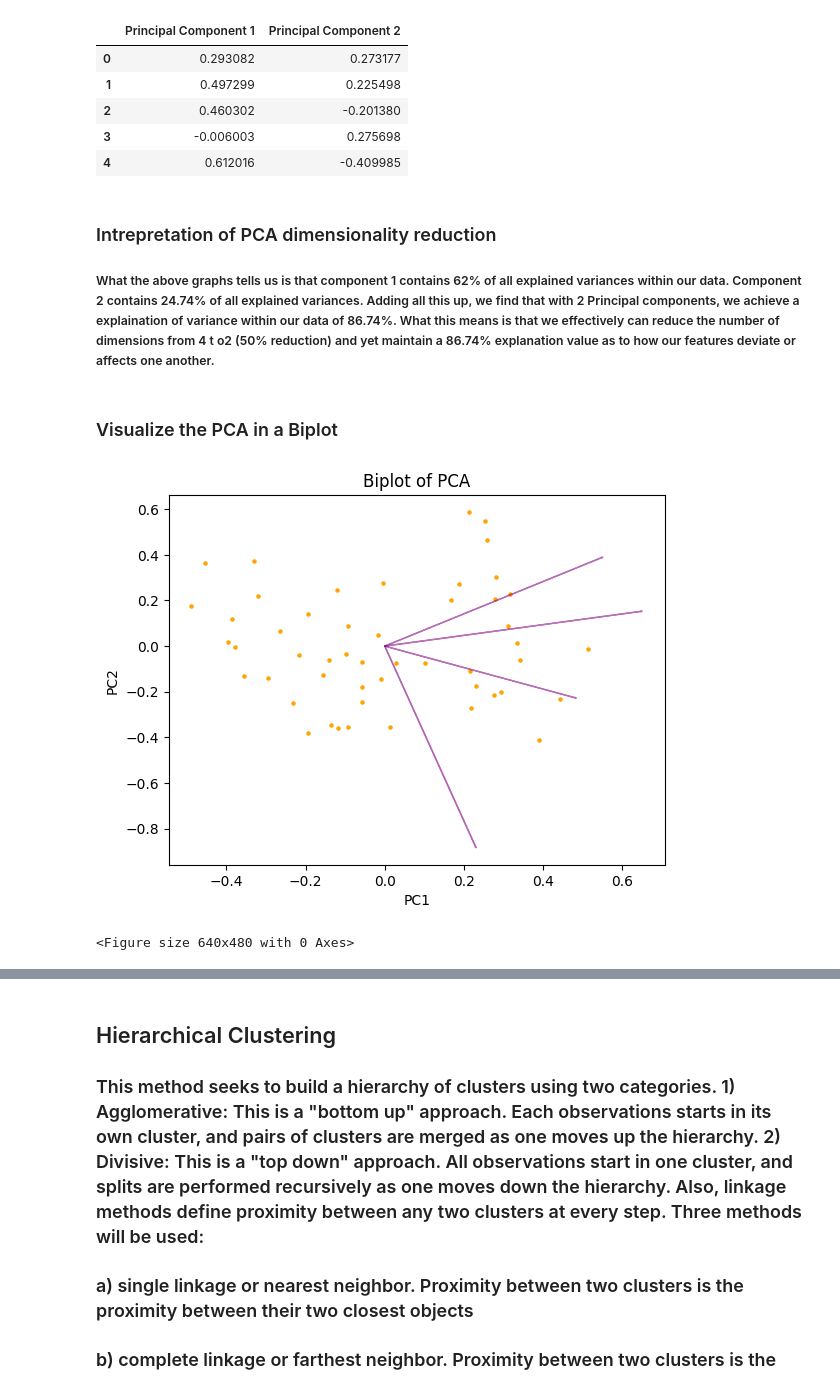
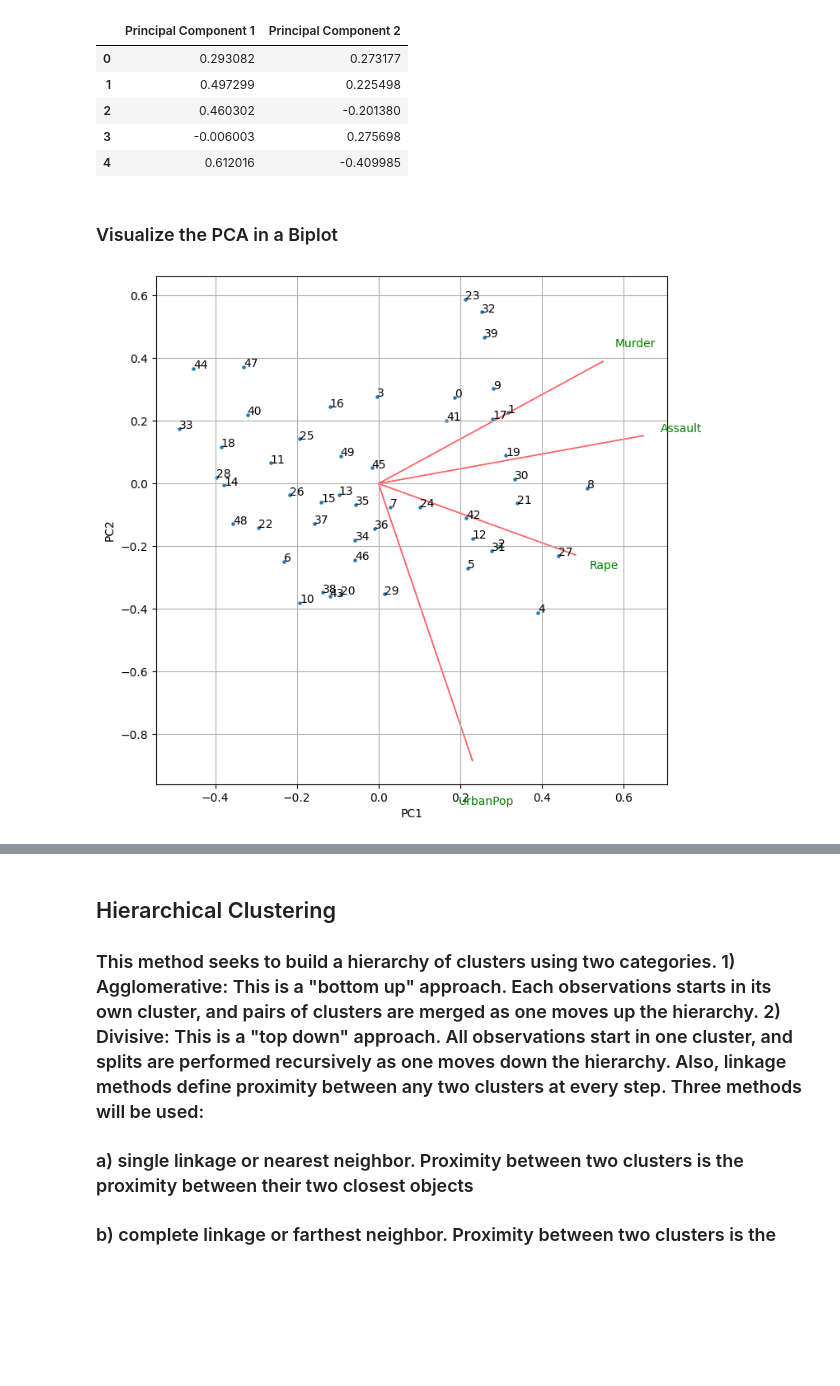
Before and after one commit to ZenJB/Capstone-Project-USArrests, a Jupyter notebook: USArrests_PCA.ipynb, the cells around one changed output, grey strips where cells are left out. Saved outputs shown, nothing was run; the diff lists cells and outputs as text; code cells hidden in the pictures; blank space fills up the shorter version.

Commit message:
Updated plots and interpretations

```diff
--- a/USArrests_PCA.ipynb
+++ b/USArrests_PCA.ipynb
@@ -180,36 +185,37 @@ PC_df.head()
 | 2 | 0.460302 | -0.201380 |
 | 3 | -0.006003 | 0.275698 |
 | 4 | 0.612016 | -0.409985 |
-# %% [markdown]
-### Intrepretation of PCA dimensionality reduction
-##### What the above graphs tells us is that component 1 contains 62% of all explained variances within our data. Component 2 contains 24.74% of all explained variances. Adding all this up, we find that with 2 Principal components, we achieve a explaination of variance within our data of 86.74%. What this means is that we effectively can reduce the number of dimensions from 4 t o2 (50% reduction) and yet maintain a 86.74% explanation value as to how our features deviate or affects one another.
 # %% [markdown]
 ### Visualize the PCA in a Biplot
 # %%
-def biplot(score,coeff,labels=None):
+def biplot(score,coeff,labels=None,points=None):
     xs = score[:,0]
     ys = score[:,1]
     n = coeff.shape[0]
     scalex = 1.0/(xs.max() - xs.min())
     scaley = 1.0/(ys.max() - ys.min())
-    plt.scatter(xs * scalex,ys * scaley,s=5, color='orange')
+
+    fig, ax = plt.subplots(figsize=(8, 8))
+
+    ax.scatter(xs * scalex,ys * scaley,s=5)
+
+    for i in range(0,len(xs)):
+        txt = df.index[i]
+        ax.annotate(txt, (xs[i]* scalex, ys[i]* scaley))
+
     for i in range(n):
-        plt.arrow(0, 0, coeff[i,0], coeff[i,1],color = 'purple',alpha = 0.5)
-    if labels is None:
-        plt.text(coeff[i,0]* 1.15, coeff[i,1] * 1.15, "Var"+str(i+1), color = 'green', ha = 'center', va = 'center')
-    else: plt.text
+        ax.arrow(0, 0, coeff[i,0], coeff[i,1],color = 'r',alpha = 0.5)
+        if labels is None:
+            ax.text(coeff[i,0]* 1.15, coeff[i,1] * 1.15, "Var"+str(i+1), color = 'green', ha = 'center', va = 'center')
+        else:
+            ax.text(coeff[i,0]* 1.15, coeff[i,1] * 1.15, labels[i], color = 'g', ha = 'center', va = 'center')
 
-    plt.xlabel("PC{}".format(1))
-    plt.ylabel("PC{}".format(2))
-
-
-    plt.figure()
+    plt.xlabel("PC1")
+    plt.ylabel("PC2")
+    plt.grid()
-# %%
-plt.title('Biplot of PCA')
-
-biplot(PC,
-       np.transpose(pca.components_),
-       list(df.columns))
-# %% [output]
-[figure, removed]
-<Figure size 640x480 with 0 Axes>
+# %%
+biplot(PC[:,0:2],np.transpose(pca.components_[0:2, :]),list(df_scale.columns),list(df.index))
+
+plt.show()
+# %% [output]
+[figure, added]
```
Also changed, not shown: parts of 15 cells of this notebook, 3 other files.
